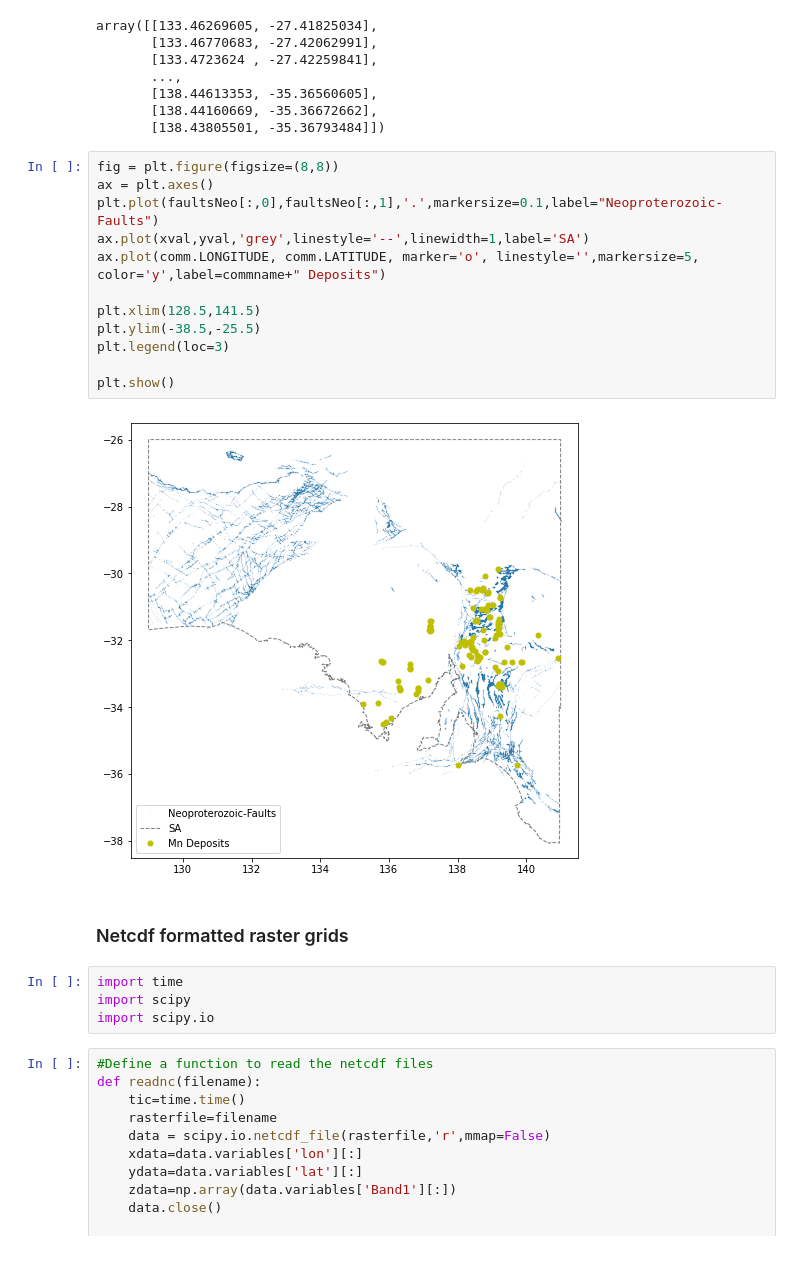
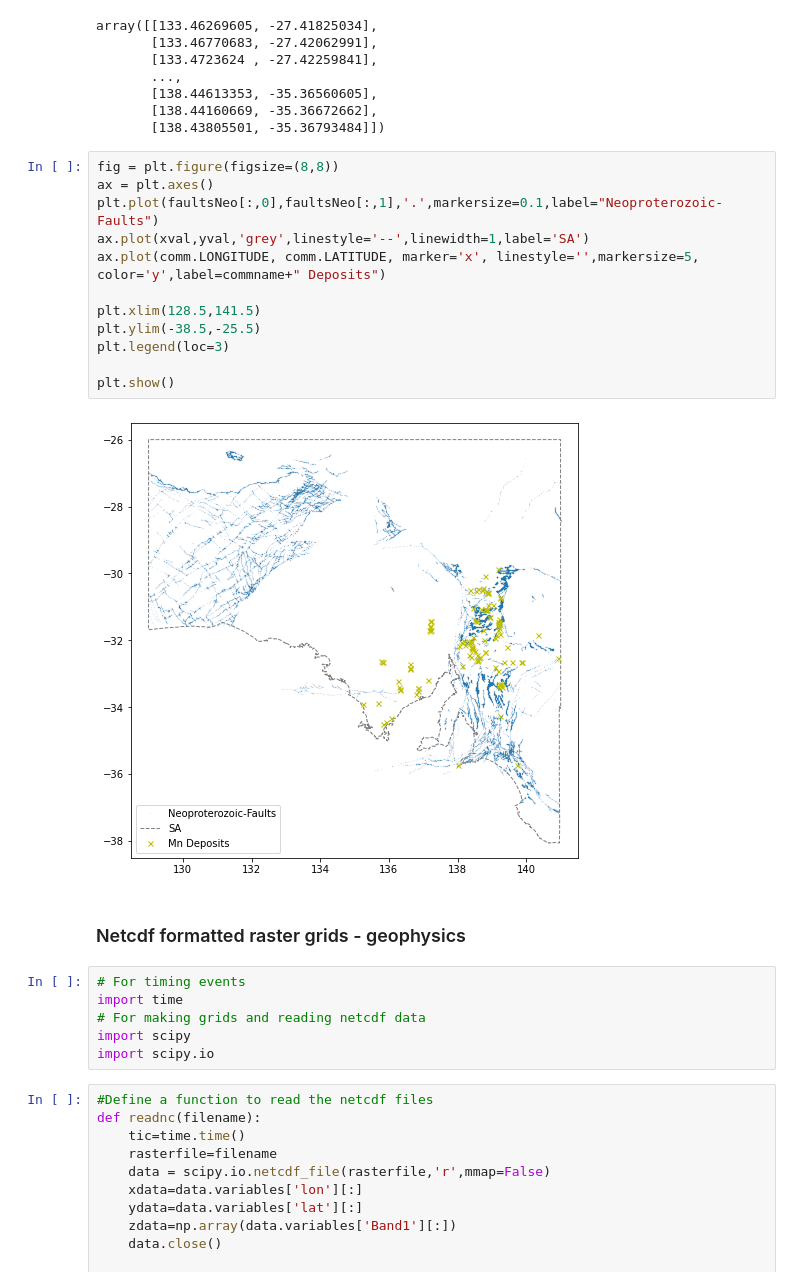
Before and after one commit to Sydney-Informatics-Hub/geopython-pawsey, a Jupyter notebook: _ipynb/01-build_the_data.ipynb, the cells around one changed output. Cells and saved outputs as stored; diff of their text form.

```diff
--- a/_ipynb/01-build_the_data.ipynb
+++ b/_ipynb/01-build_the_data.ipynb
@@ -224,21 +188,23 @@ array([[133.46269605, -27.41825034],
 # %%
 fig = plt.figure(figsize=(8,8))
 ax = plt.axes()
 plt.plot(faultsNeo[:,0],faultsNeo[:,1],'.',markersize=0.1,label="Neoproterozoic-Faults")
 ax.plot(xval,yval,'grey',linestyle='--',linewidth=1,label='SA')
-ax.plot(comm.LONGITUDE, comm.LATITUDE, marker='o', linestyle='',markersize=5, color='y',label=commname+" Deposits")
+ax.plot(comm.LONGITUDE, comm.LATITUDE, marker='x', linestyle='',markersize=5, color='y',label=commname+" Deposits")
 
 plt.xlim(128.5,141.5)
 plt.ylim(-38.5,-25.5)
 plt.legend(loc=3)
 
 plt.show()
 # %% [output]
-[figure, old version]
+[figure, new version]
 # %% [markdown]
-### Netcdf formatted raster grids
+### Netcdf formatted raster grids - geophysics
 # %%
+# For timing events
 import time
+# For making grids and reading netcdf data
 import scipy
 import scipy.io
 # %%
```
Also changed, not shown: parts of 53 cells of this notebook, 5 other files.
